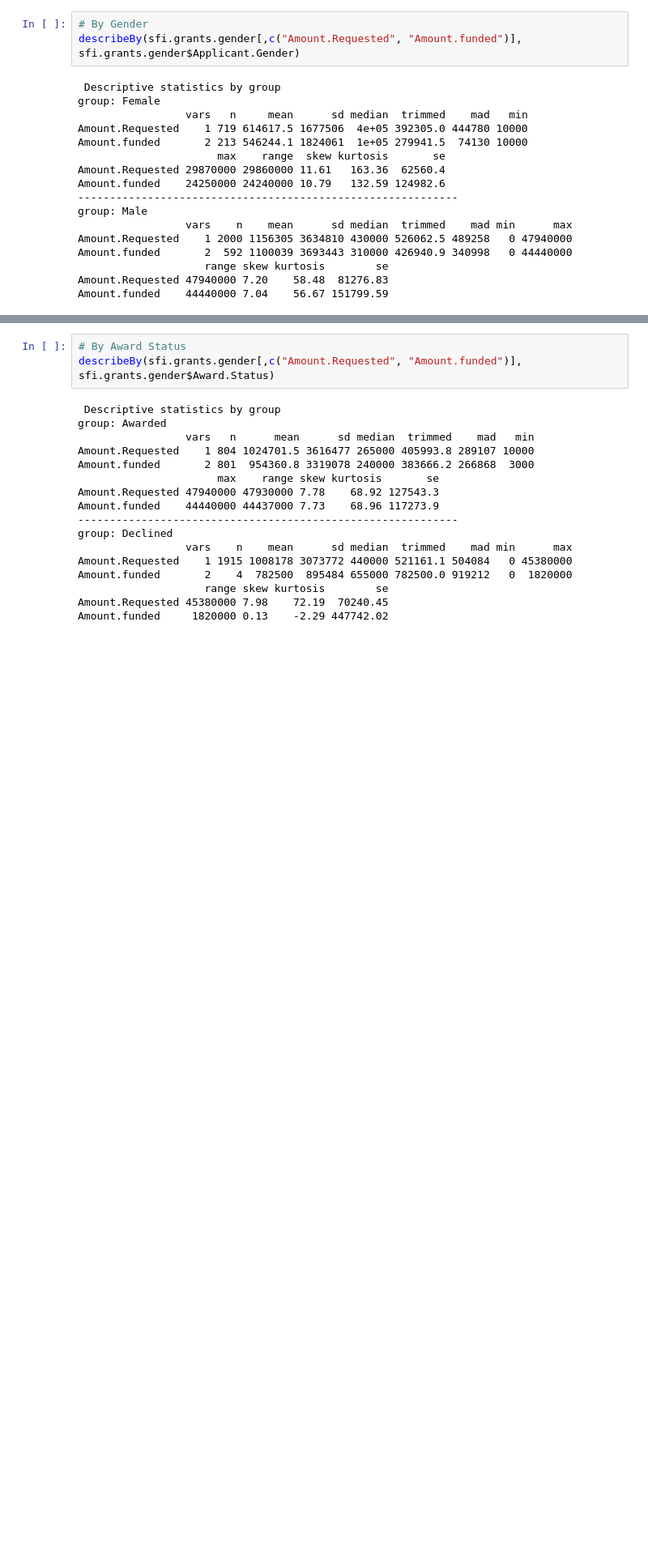
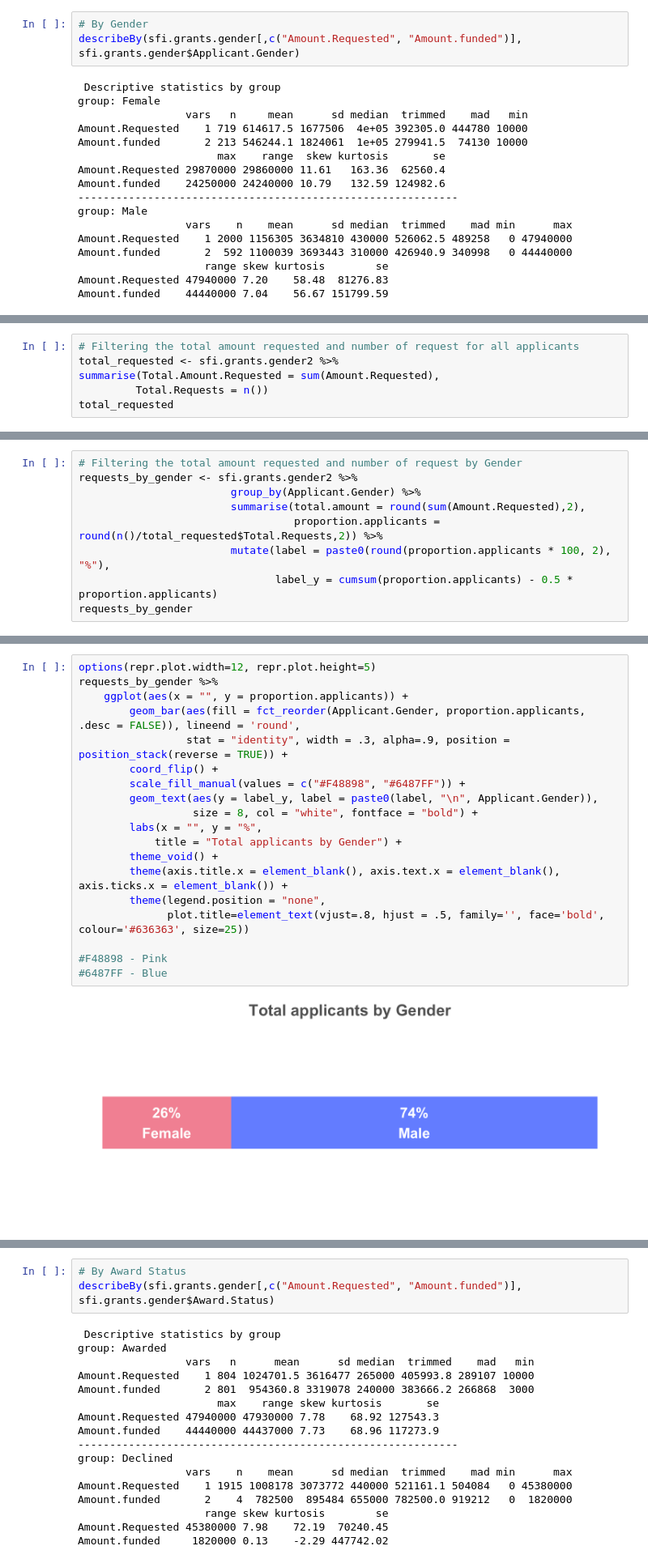
Before and after one commit to pessini/SFI-Grants-and-Awards, a Jupyter notebook: gender-equality/gender-differences-in-grants.ipynb, the cells around one changed output, grey strips where cells are left out. Shown: that part at 81% size. Saved outputs shown, nothing was run; the diff lists cells and outputs as text; blank space fills up the shorter version.

```diff
--- a/gender-equality/gender-differences-in-grants.ipynb
+++ b/gender-equality/gender-differences-in-grants.ipynb
@@ -137,0 +182,6 @@ Amount.funded    44440000 7.04    56.67 151799.59
+# %%
+# Filtering the total amount requested and number of request for all applicants
+total_requested <- sfi.grants.gender2 %>%
+summarise(Total.Amount.Requested = sum(Amount.Requested),
+         Total.Requests = n())
+total_requested
@@ -137,0 +193,9 @@ Amount.funded    44440000 7.04    56.67 151799.59
+# %%
+# Filtering the total amount requested and number of request by Gender
+requests_by_gender <- sfi.grants.gender2 %>%
+                        group_by(Applicant.Gender) %>%
+                        summarise(total.amount = round(sum(Amount.Requested),2),
+                                  proportion.applicants = round(n()/total_requested$Total.Requests,2)) %>%
+                        mutate(label = paste0(round(proportion.applicants * 100, 2), "%"),
+                               label_y = cumsum(proportion.applicants) - 0.5 * proportion.applicants)
+requests_by_gender
@@ -137,0 +208,21 @@ Amount.funded    44440000 7.04    56.67 151799.59
+# %%
+options(repr.plot.width=12, repr.plot.height=5)
+requests_by_gender %>%
+    ggplot(aes(x = "", y = proportion.applicants)) +
+        geom_bar(aes(fill = fct_reorder(Applicant.Gender, proportion.applicants, .desc = FALSE)), lineend = 'round',
+                 stat = "identity", width = .3, alpha=.9, position = position_stack(reverse = TRUE)) +
+        coord_flip() +
+        scale_fill_manual(values = c("#F48898", "#6487FF")) +
+        geom_text(aes(y = label_y, label = paste0(label, "\n", Applicant.Gender)),
+                  size = 8, col = "white", fontface = "bold") +
+        labs(x = "", y = "%",
+            title = "Total applicants by Gender") +
+        theme_void() +
+        theme(axis.title.x = element_blank(), axis.text.x = element_blank(), axis.ticks.x = element_blank()) +
+        theme(legend.position = "none",
+              plot.title=element_text(vjust=.8, hjust = .5, family='', face='bold', colour='#636363', size=25))
+
+#F48898 - Pink
+#6487FF - Blue
+# %% [output]
+[figure, added]
```
Also changed, not shown: parts of 50 cells of this notebook, 2 other files.
